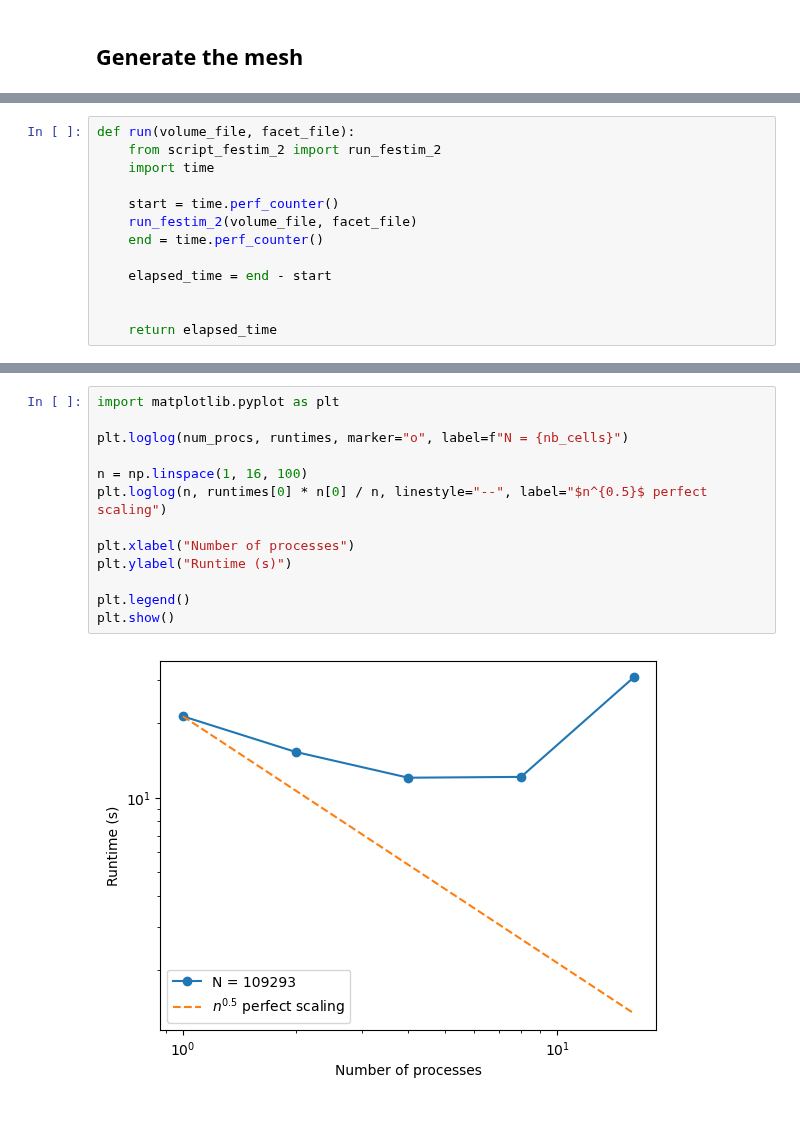
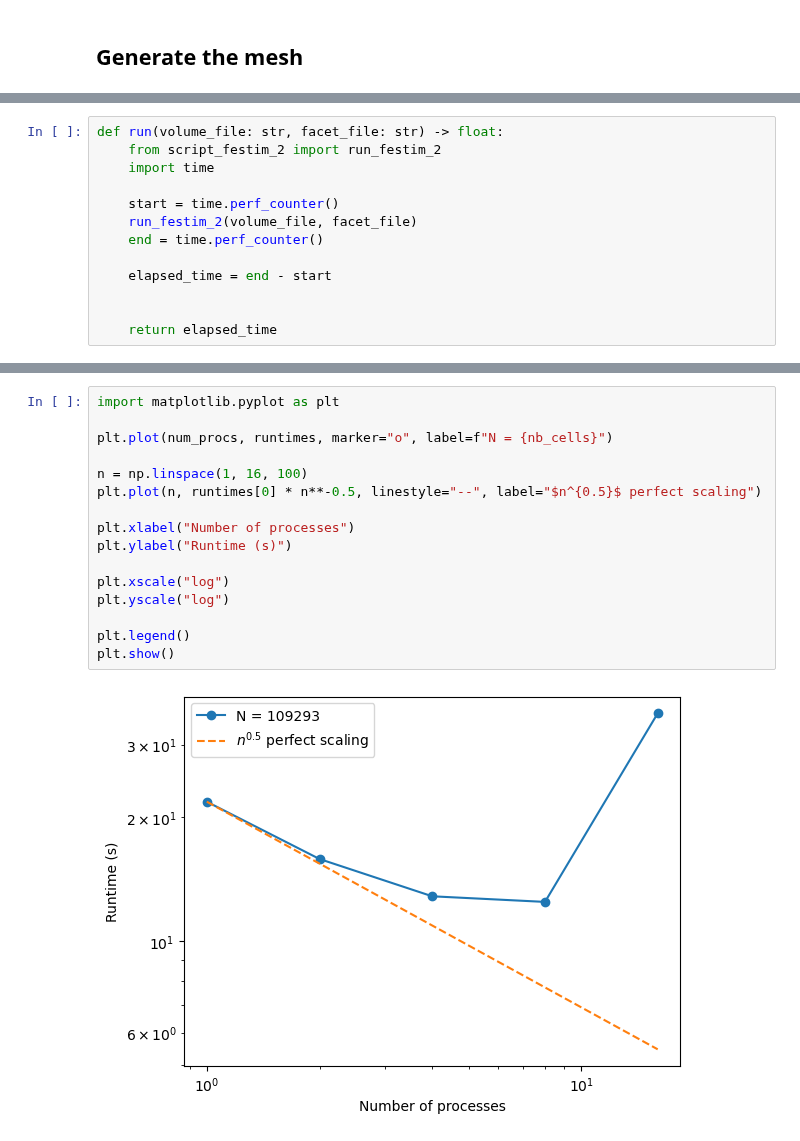
Before and after one commit to RemDelaporteMathurin/festim-benchmark, a Jupyter notebook: case_1_simple/main.ipynb, the cells around one changed output, grey strips where cells are left out. Cells and saved outputs as stored; diff of their text form.

```diff
--- a/case_1_simple/main.ipynb
+++ b/case_1_simple/main.ipynb
@@ -32,7 +46,7 @@ X_ChangeProperty: BadValue (integer parameter out of range for operation) 0x0
 Surface IDs:  [4 5 6 7]
 Volume IDs:  [1 2 3]
 # %%
-def run(volume_file, facet_file):
+def run(volume_file: str, facet_file: str) -> float:
     from script_festim_2 import run_festim_2
     import time
 
@@ -89,15 +110,18 @@ Elapsed times: [30.716995189000045, 30.72332867600005, 30.70415783100009, 30.707
 # %%
 import matplotlib.pyplot as plt
 
-plt.loglog(num_procs, runtimes, marker="o", label=f"N = {nb_cells}")
+plt.plot(num_procs, runtimes, marker="o", label=f"N = {nb_cells}")
 
 n = np.linspace(1, 16, 100)
-plt.loglog(n, runtimes[0] * n[0] / n, linestyle="--", label="$n^{0.5}$ perfect scaling")
+plt.plot(n, runtimes[0] * n**-0.5, linestyle="--", label="$n^{0.5}$ perfect scaling")
 
 plt.xlabel("Number of processes")
 plt.ylabel("Runtime (s)")
 
+plt.xscale("log")
+plt.yscale("log")
+
 plt.legend()
 plt.show()
 # %% [output]
-[figure, old version]
+[figure, new version]
```
Also changed, not shown: parts of 2 cells of this notebook.
